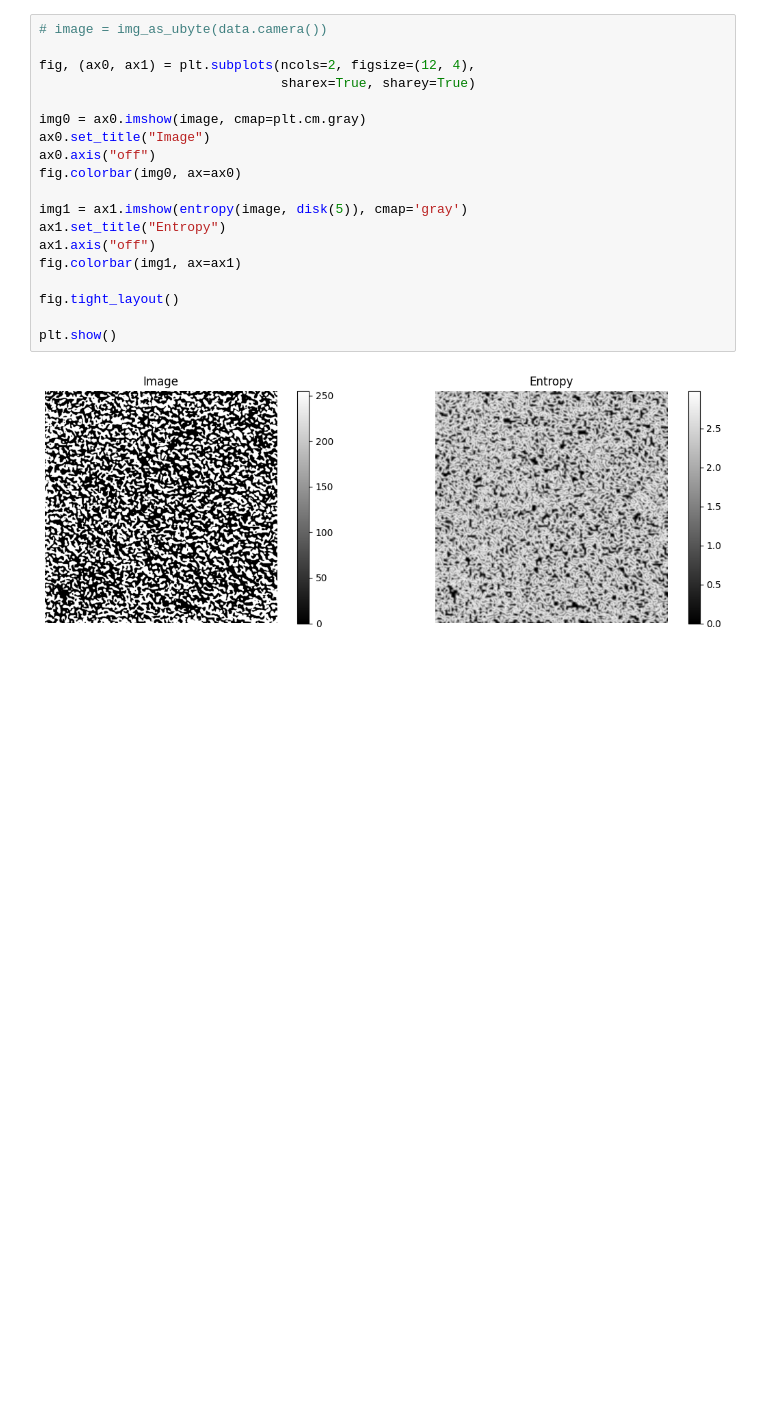
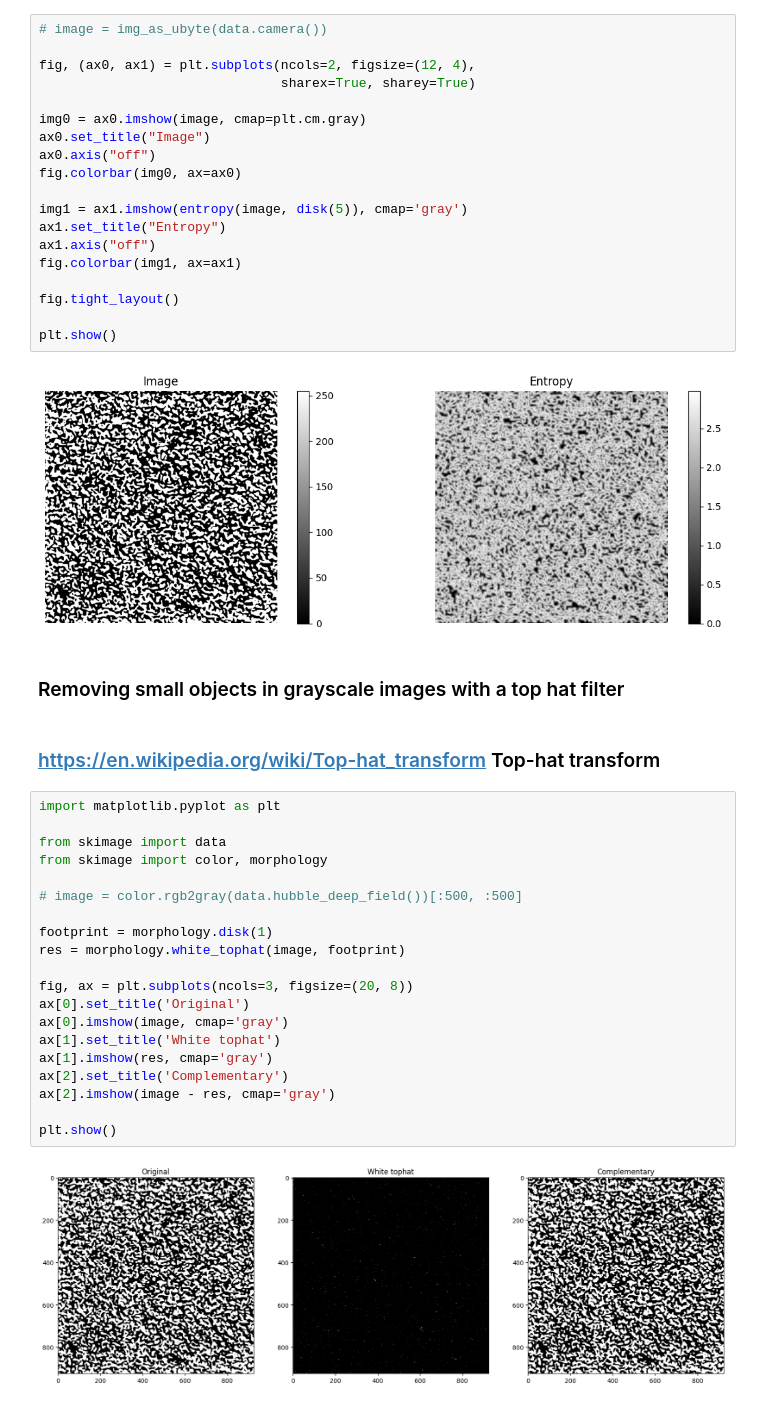
Before and after one commit to JSJeong-me/RNX, a Jupyter notebook: entropy-0731.ipynb, the cells around one changed output. Cells and saved outputs as stored; diff of their text form; blank space fills up the shorter version.

```diff
--- a/entropy-0731.ipynb
+++ b/entropy-0731.ipynb
@@ -63,3 +63,29 @@ fig.tight_layout()
 plt.show()
 # %% [output]
 [figure]
+# %% [markdown]
+### Removing small objects in grayscale images with a top hat filter
+# %% [markdown]
+### https://en.wikipedia.org/wiki/Top-hat_transform   Top-hat transform
+# %%
+import matplotlib.pyplot as plt
+
+from skimage import data
+from skimage import color, morphology
+
+# image = color.rgb2gray(data.hubble_deep_field())[:500, :500]
+
+footprint = morphology.disk(1)
+res = morphology.white_tophat(image, footprint)
+
+fig, ax = plt.subplots(ncols=3, figsize=(20, 8))
+ax[0].set_title('Original')
+ax[0].imshow(image, cmap='gray')
+ax[1].set_title('White tophat')
+ax[1].imshow(res, cmap='gray')
+ax[2].set_title('Complementary')
+ax[2].imshow(image - res, cmap='gray')
+
+plt.show()
+# %% [output]
+[figure, added]
```
